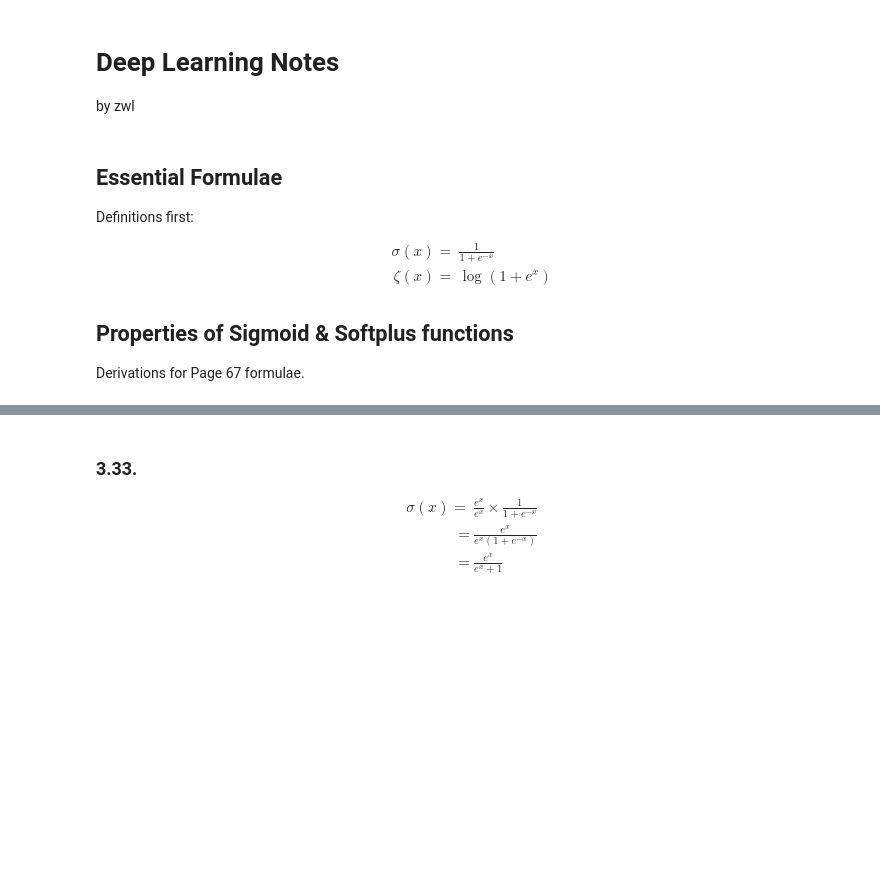
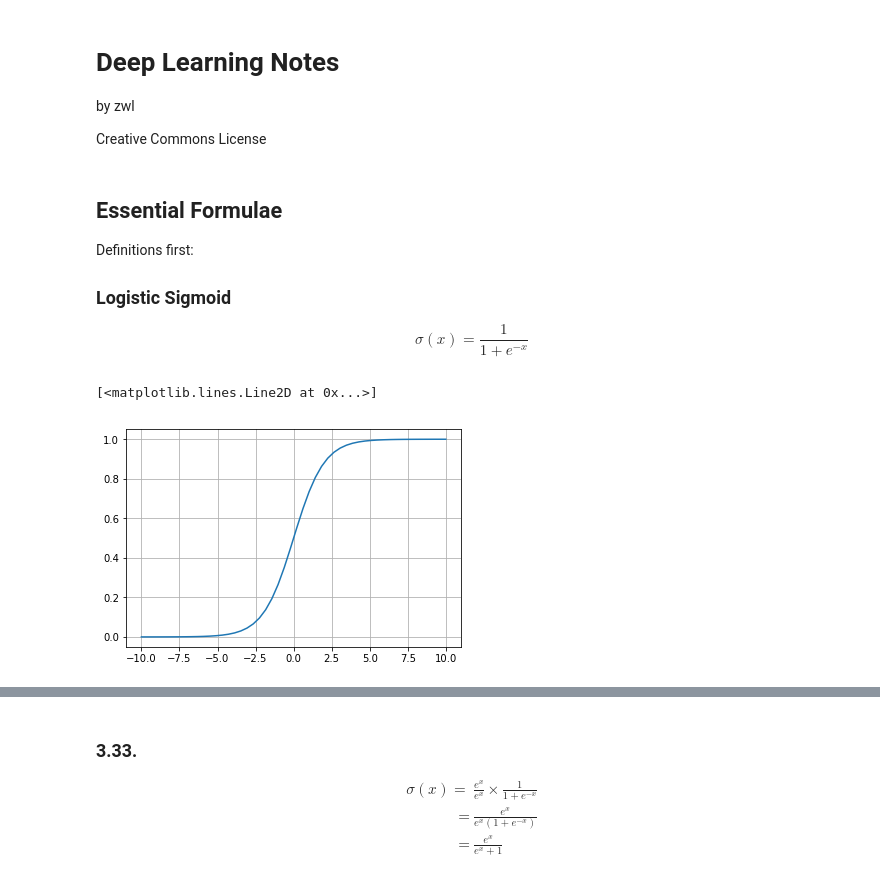
Before and after one commit to esvhd/notes, a Jupyter notebook: ML/Deep_Learning_Book.ipynb, the cells around one changed output, grey strips where cells are left out. Drawn from its saved outputs; the diff is of its cells as text; code cells hidden in the pictures; blank space fills up the shorter version.

```diff
--- a/ML/Deep_Learning_Book.ipynb
+++ b/ML/Deep_Learning_Book.ipynb
@@ -2,5 +2,7 @@
 # Deep Learning Notes
 
 by zwl
+
+Creative Commons License
 # %%
 import numpy as np
@@ -9,12 +13,17 @@ import numpy as np
 
 Definitions first:
 
-$$
-\begin{aligned}
-\sigma(x) =& \frac{1}{1 + e^{-x}} \\
-\zeta(x) =& \log(1 + e^x) \\
-\end{aligned}
-$$
+### Logistic Sigmoid
 
-## Properties of Sigmoid & Softplus functions
-Derivations for Page 67 formulae.
+$$ \sigma(x) = \frac{1}{1 + e^{-x}} $$
+# %%
+def sigmoid(x):
+    return 1. / (1 + np.exp(-x))
+
+n = np.linspace(-10, 10, 50)
+out = sigmoid(n)
+
+plt.plot(n, out)
+# %% [output]
+[<matplotlib.lines.Line2D at 0x...>]
+[figure, added]
```
Also changed, not shown: parts of 19 cells of this notebook.
